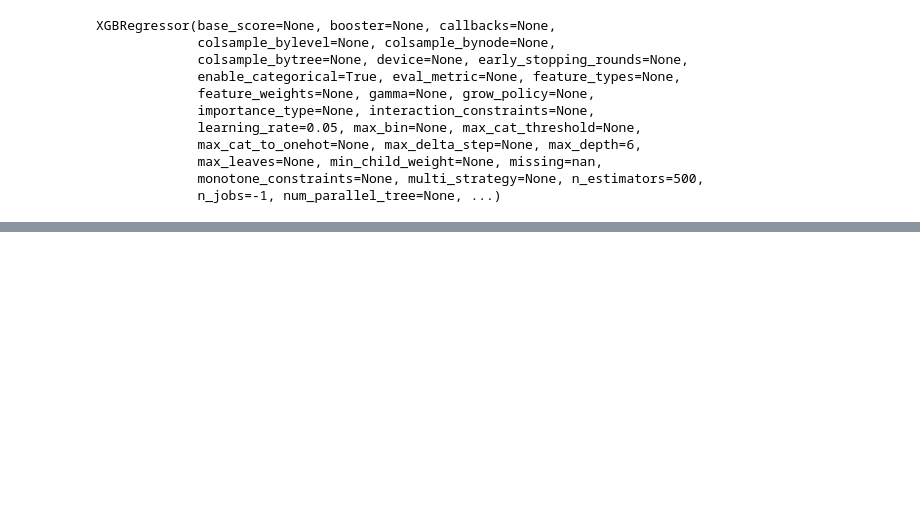
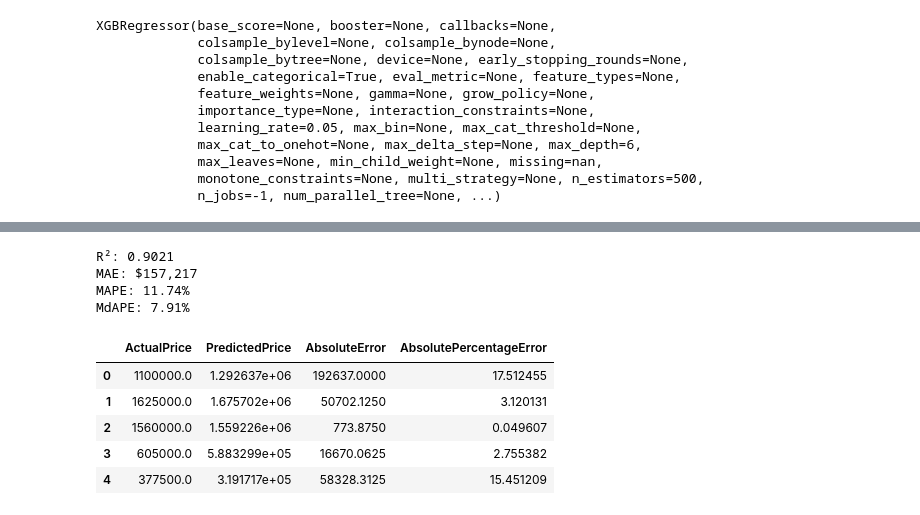
Before and after one commit to ytan48/IDXExchange-DataScience-Internship-26, a Jupyter notebook: notebooks/08_advance_model.ipynb, the cells around one changed output, grey strips where cells are left out. Saved outputs shown, nothing was run; the diff lists cells and outputs as text; code cells hidden in the pictures; blank space fills up the shorter version.

```diff
--- a/notebooks/08_advance_model.ipynb
+++ b/notebooks/08_advance_model.ipynb
@@ -275,0 +282,31 @@ XGBoost Test R²: 0.9030035469096641
+# %%
+r2 = r2_score(
+    y_test,
+    test_pred
+)
+
+mae = mean_absolute_error(
+    y_test,
+    test_pred
+)
+
+mape = mean_absolute_percentage_error(
+    y_test,
+    test_pred
+) * 100
+
+mdape = np.median(
+    np.abs(
+        (y_test - test_pred) / y_test
+    )
+) * 100
+
+print(f"R²: {r2:.4f}")
+print(f"MAE: ${mae:,.0f}")
+print(f"MAPE: {mape:.2f}%")
+print(f"MdAPE: {mdape:.2f}%")
+# %% [output]
+R²: 0.9021
+MAE: $157,217
+MAPE: 11.74%
+MdAPE: 7.91%
@@ -275,0 +318,19 @@ XGBoost Test R²: 0.9030035469096641
+# %%
+evaluation_df["AbsoluteError"] = np.abs(
+    evaluation_df["ActualPrice"]
+    - evaluation_df["PredictedPrice"]
+)
+
+evaluation_df["AbsolutePercentageError"] = (
+    evaluation_df["AbsoluteError"]
+    / evaluation_df["ActualPrice"]
+) * 100
+
+evaluation_df.head()
+# %% [output]
+|  | ActualPrice | PredictedPrice | AbsoluteError | AbsolutePercentageError |
+| 0 | 1100000.0 | 1.292637e+06 | 192637.0000 | 17.512455 |
+| 1 | 1625000.0 | 1.675702e+06 | 50702.1250 | 3.120131 |
+| 2 | 1560000.0 | 1.559226e+06 | 773.8750 | 0.049607 |
+| 3 | 605000.0 | 5.883299e+05 | 16670.0625 | 2.755382 |
+| 4 | 377500.0 | 3.191717e+05 | 58328.3125 | 15.451209 |
```
Also changed, not shown: parts of 11 cells of this notebook, 2 other files.
